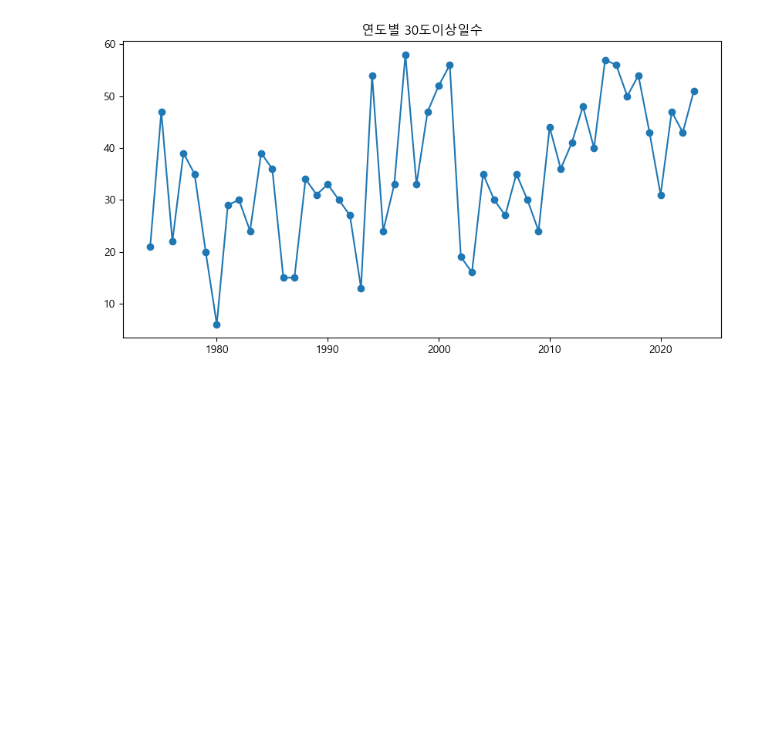
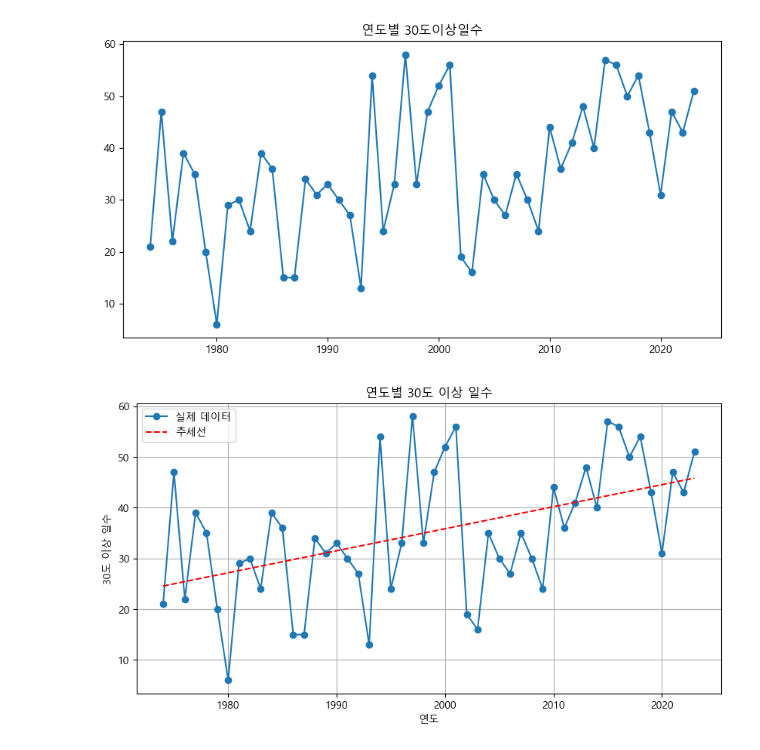
Before and after one commit to ZZinsub/jsshin, a Jupyter notebook: 기상청 데이터분석/2. 월별 최고기온 최대값.ipynb, the cells around one changed output. Drawn from its saved outputs; the diff is of its cells as text; code cells hidden in the pictures; blank space fills up the shorter version.

```diff
--- a/기상청 데이터분석/2. 월별 최고기온 최대값.ipynb
+++ b/기상청 데이터분석/2. 월별 최고기온 최대값.ipynb
@@ -271,3 +284,27 @@ plt.title('연도별 30도이상일수')
 # %% [output]
 Text(0.5, 1.0, '연도별 30도이상일수')
 [figure]
+# %%
+#추세선 추가
+sum_by_year = count_by_year_month.groupby('연도').sum('30도이상일수').reset_index()
+
+x = sum_by_year['연도']
+y = sum_by_year['30도이상일수']
+
+plt.figure(figsize=(10, 5))
+plt.plot(x, y, marker='o', linestyle='-', label='실제 데이터')
+
+# 회귀 분석
+slope, intercept, r_value, p_value, std_err = linregress(x, y)
+trendline = intercept + slope * x
+
+plt.plot(x, trendline, color='red', linestyle='--', label='추세선')
+
+plt.title('연도별 30도 이상 일수')
+plt.xlabel('연도')
+plt.ylabel('30도 이상 일수')
+plt.legend()
+plt.grid(True)
+plt.show()
+# %% [output]
+[figure, added]
```
Also changed, not shown: parts of 2 cells of this notebook.
